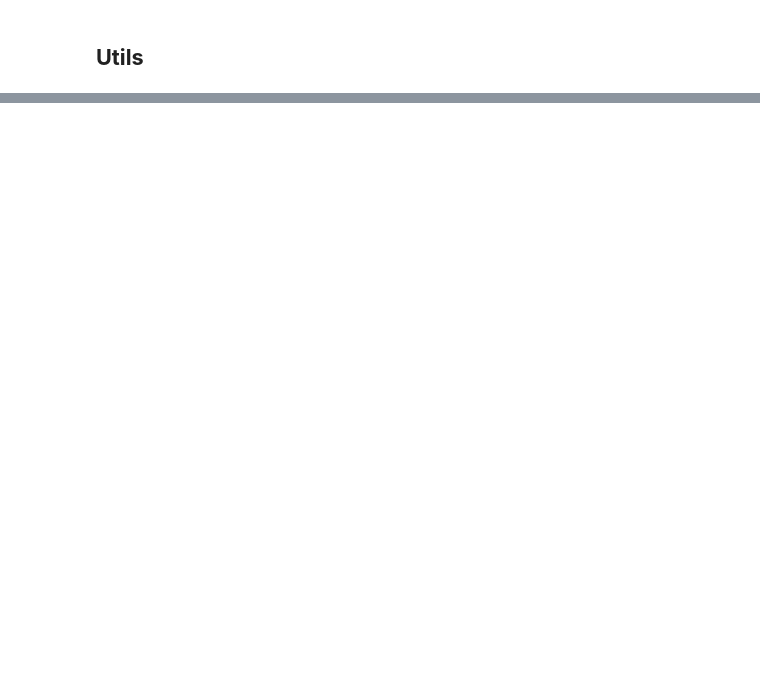
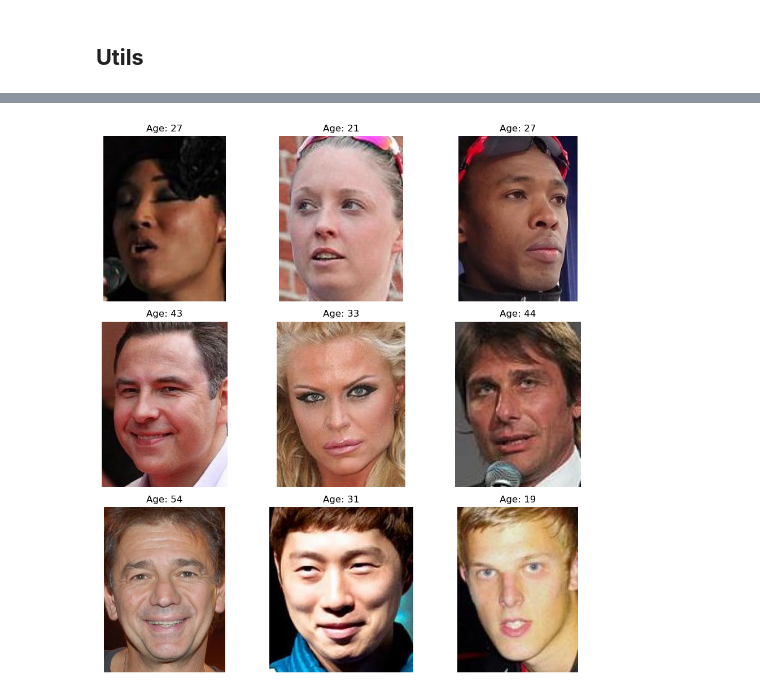
Before and after one commit to BehradFM/Age-estimation, a Jupyter notebook: age_estimation.ipynb, the cells around one changed output, grey strips where cells are left out. Drawn from its saved outputs; the diff is of its cells as text; code cells hidden in the pictures; blank space fills up the shorter version.

```diff
--- a/age_estimation.ipynb
+++ b/age_estimation.ipynb
@@ -65,3 +69,21 @@ class AverageMeter(object):
 def num_trainable_params(model):
   nums = sum(p.numel() for p in model.parameters() if p.requires_grad)/1e6
   return nums
+# %%
+def iter_images(root):
+    IMG_EXTS = (".jpg", ".jpeg", ".png")
+    for r, _, files in os.walk(root):
+        for f in files:
+            if f.lower().endswith(IMG_EXTS):
+                yield os.path.join(r, f)
+# %%
+def uniq_name(path):
+    h = hashlib.md5(path.encode("utf-8")).hexdigest()[:10]
+    return f"{h}_{os.path.basename(path)}"
+# %%
+def expand_box(x1, y1, x2, y2, w, h, margin=0.2):
+    bw, bh = x2 - x1, y2 - y1
+    dx, dy = int(bw * margin / 2), int(bh * margin / 2)
+    x1 = max(0, x1 - dx); y1 = max(0, y1 - dy)
+    x2 = min(w, x2 + dx); y2 = min(h, y2 + dy)
+    return x1, y1, x2, y2
@@ -67,0 +451,29 @@ def num_trainable_params(model):
+# %%
+wiki_df = pd.read_csv('data/wiki_dataset.csv')
+dataset_folder = 'cropped_faces/wiki'
+def show_random_samples(num_samples=10):
+
+    plt.figure(figsize=(10, 10))
+    for idx in range(1 , num_samples):
+        a = random.randint(0 , len(wiki_df))
+        age= wiki_df["age"][a]
+        image_file = wiki_df["img_name"][a]
+
+        image_path = os.path.join(dataset_folder, image_file)
+
+        image = Image.open(image_path)
+
+
+
+        plt.subplot(3, 3, idx)
+        plt.imshow(image)
+        plt.title(f"Age: {age}")
+        plt.axis('off')
+
+    plt.tight_layout()
+    plt.show()
+
+
+show_random_samples()
+# %% [output]
+[figure, added]
```
Also changed, not shown: parts of 27 cells of this notebook, 2 other files.
